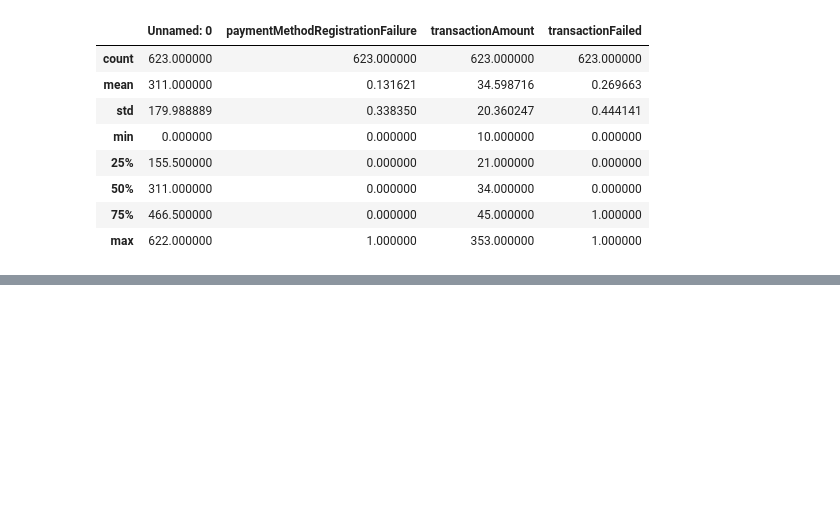
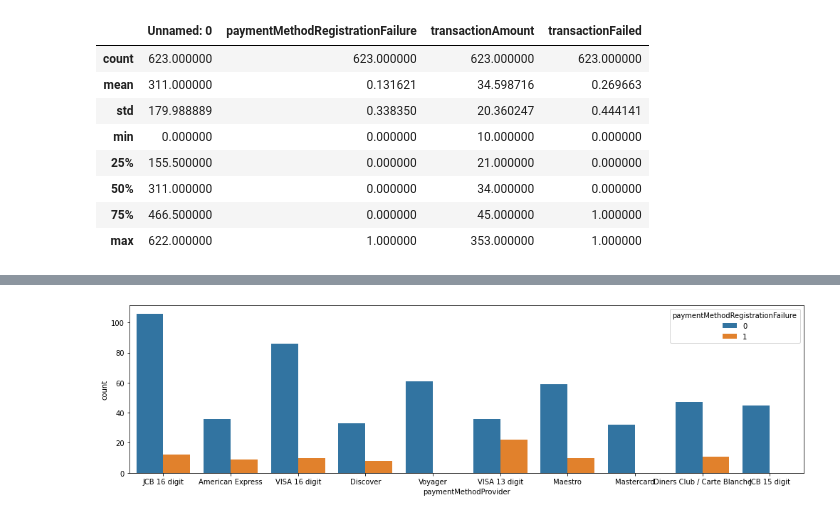
Before and after one commit to Ramya-korupolu/Ecommerce-fraud-detection, a Jupyter notebook: Detection Model.ipynb, the cells around one changed output, grey strips where cells are left out. Cells and saved outputs as stored; diff of their text form; code cells hidden in the pictures; blank space fills up the shorter version.

```diff
--- a/Detection Model.ipynb
+++ b/Detection Model.ipynb
@@ -76,0 +206,6 @@ tran_details.describe()
+# %%
+plt.figure(figsize=(14,4))
+sns.countplot(x = 'paymentMethodProvider', hue = 'paymentMethodRegistrationFailure', data = tran_details)
+plt.tight_layout()
+# %% [output]
+[figure, added]
```
Also changed, not shown: parts of 26 cells of this notebook.
